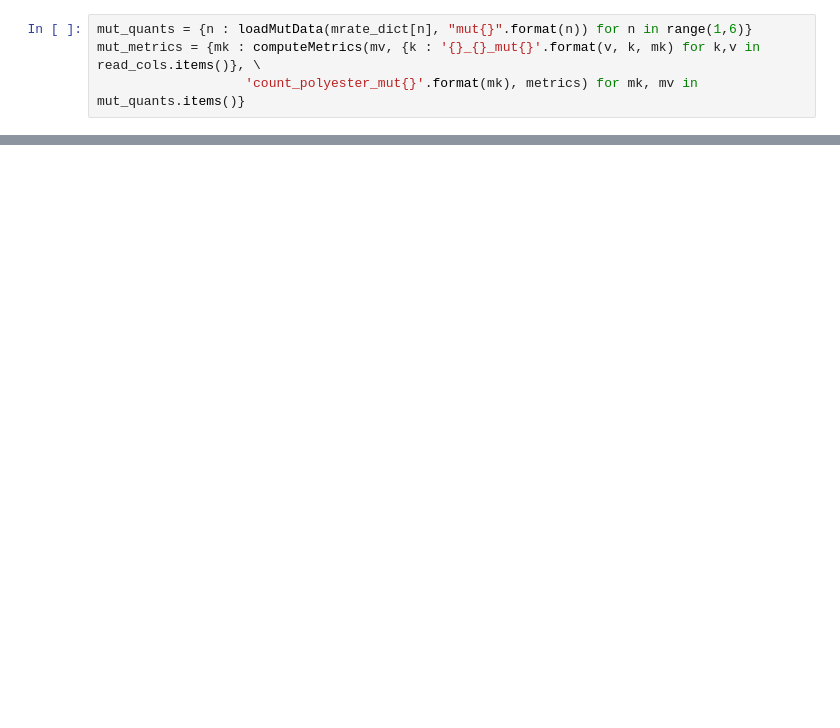
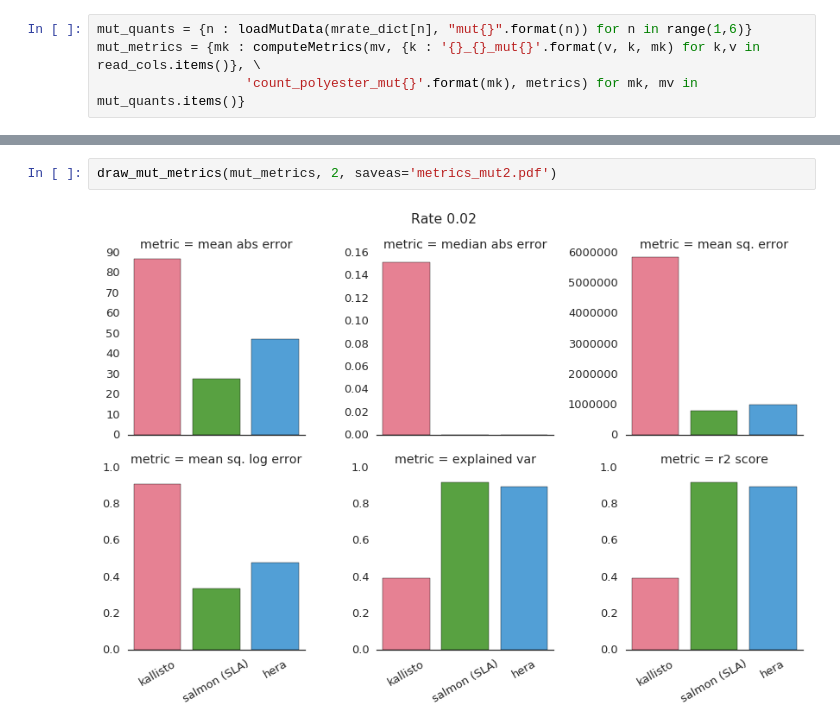
Before and after one commit to COMBINE-lab/selective-alignment-experiment, a Jupyter notebook: notebook/Mutation Analysis.ipynb, the cells around one changed output, grey strips where cells are left out. Drawn from its saved outputs; the diff is of its cells as text; blank space fills up the shorter version.

```diff
--- a/notebook/Mutation Analysis.ipynb
+++ b/notebook/Mutation Analysis.ipynb
@@ -96,0 +130,4 @@ def draw_mut_metrics(mut_metrics, r = 1):
+# %%
+draw_mut_metrics(mut_metrics, 2, saveas='metrics_mut2.pdf')
+# %% [output]
+[figure, added]
```
Also changed, not shown: parts of 27 cells of this notebook.
